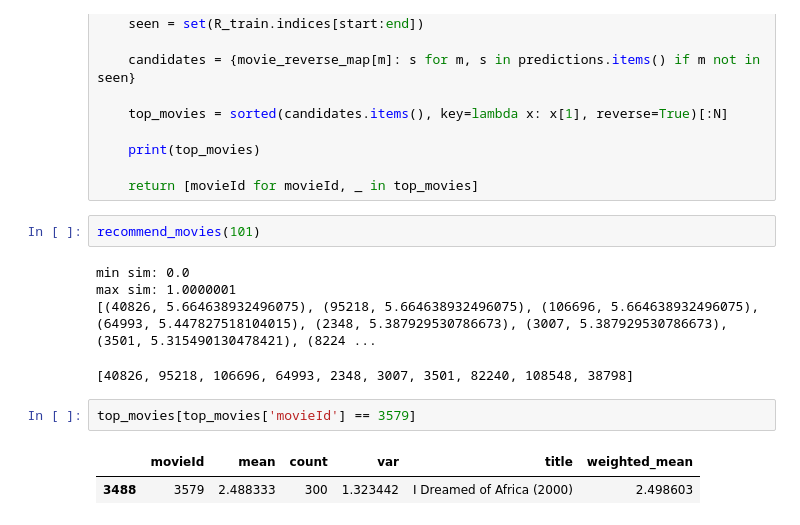
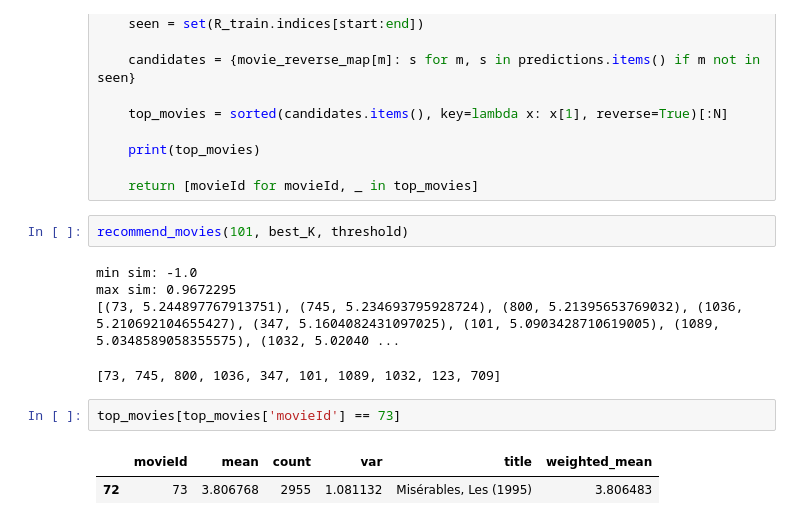
Before and after one commit to Traintain/MINE4201-202610-Taller, a Jupyter notebook: MINE4201_SR_Taller_1_Production.ipynb, the cells around one changed output. Saved outputs shown, nothing was run; the diff lists cells and outputs as text.

```diff
--- a/MINE4201_SR_Taller_1_Production.ipynb
+++ b/MINE4201_SR_Taller_1_Production.ipynb
@@ -191,14 +181,14 @@ def recommend_movies(user_id, K=100, threshold=0.5, N=10):
 
     return [movieId for movieId, _ in top_movies]
 # %%
-recommend_movies(101)
+recommend_movies(101, best_K, threshold)
 # %% [output]
-min sim: 0.0
-max sim: 1.0000001
-[(40826, 5.664638932496075), (95218, 5.664638932496075), (106696, 5.664638932496075), (64993, 5.447827518104015), (2348, 5.387929530786673), (3007, 5.387929530786673), (3501, 5.315490130478421), (8224 ...
+min sim: -1.0
+max sim: 0.9672295
+[(73, 5.244897767913751), (745, 5.234693795928724), (800, 5.21395653769032), (1036, 5.210692104655427), (347, 5.1604082431097025), (101, 5.0903428710619005), (1089, 5.0348589058355575), (1032, 5.02040 ...
-[40826, 95218, 106696, 64993, 2348, 3007, 3501, 82240, 108548, 38798]
+[73, 745, 800, 1036, 347, 101, 1089, 1032, 123, 709]
 # %%
-top_movies[top_movies['movieId'] == 3579]
+top_movies[top_movies['movieId'] == 73]
 # %% [output]
 |  | movieId | mean | count | var | title | weighted_mean |
-| 3488 | 3579 | 2.488333 | 300 | 1.323442 | I Dreamed of Africa (2000) | 2.498603 |
+| 72 | 73 | 3.806768 | 2955 | 1.081132 | Misérables, Les (1995) | 3.806483 |
```
Also changed, not shown: parts of 6 cells of this notebook, 1 other file.
